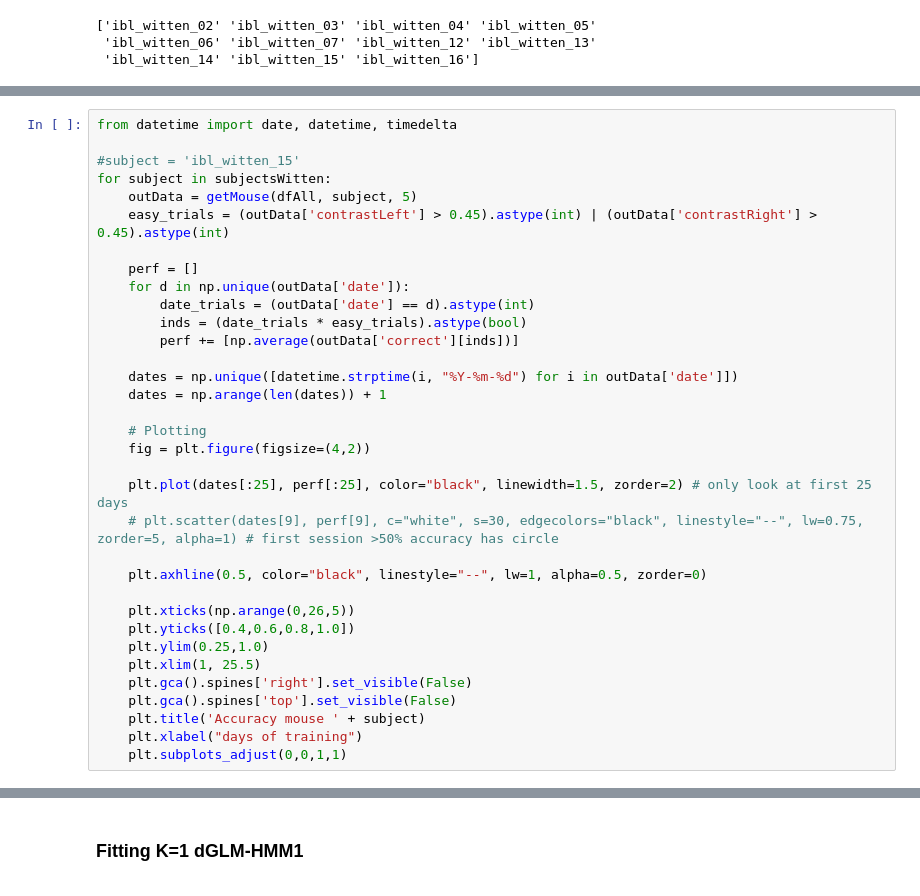
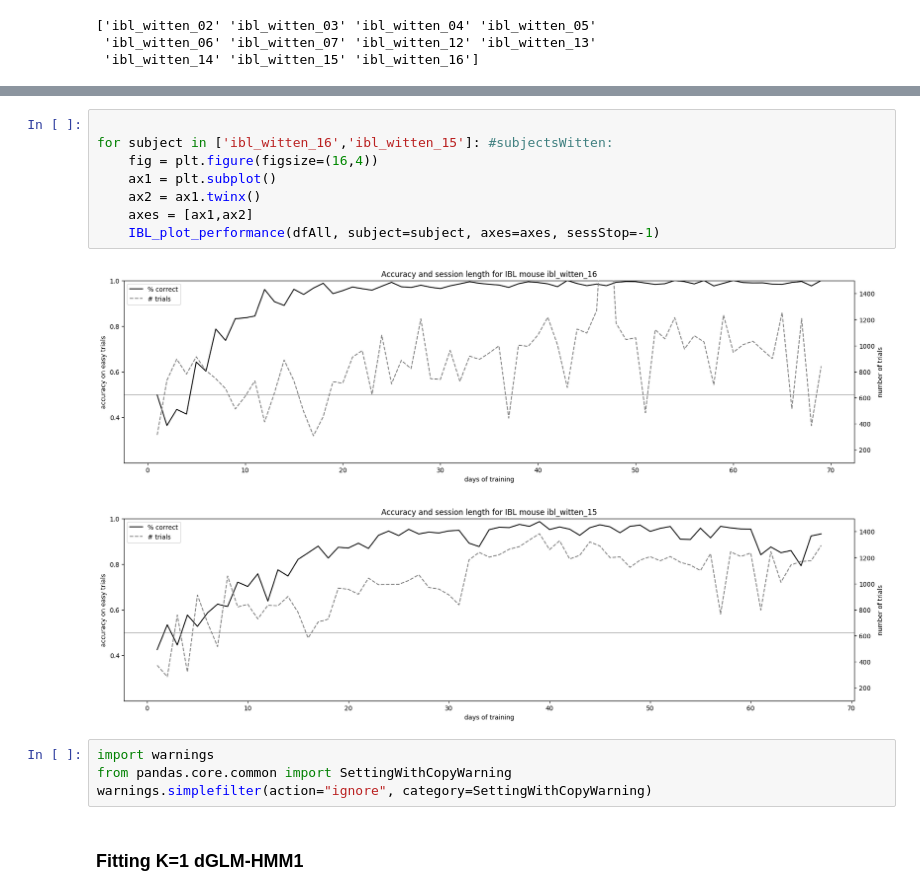
Before and after one commit to lenca56/Pillow_dGLM-HMM, a Jupyter notebook: code/IBL_Analysis.ipynb, the cells around one changed output, grey strips where cells are left out. Drawn from its saved outputs; the diff is of its cells as text.

```diff
--- a/code/IBL_Analysis.ipynb
+++ b/code/IBL_Analysis.ipynb
@@ -190,34 +148,0 @@ print(np.unique(d['date']))
-# %%
-from datetime import date, datetime, timedelta
-
-#subject = 'ibl_witten_15'
-for subject in subjectsWitten:
-    outData = getMouse(dfAll, subject, 5)
-    easy_trials = (outData['contrastLeft'] > 0.45).astype(int) | (outData['contrastRight'] > 0.45).astype(int)
-
-    perf = []
-    for d in np.unique(outData['date']):
-        date_trials = (outData['date'] == d).astype(int)
-        inds = (date_trials * easy_trials).astype(bool)
-        perf += [np.average(outData['correct'][inds])]
-
-    dates = np.unique([datetime.strptime(i, "%Y-%m-%d") for i in outData['date']])
-    dates = np.arange(len(dates)) + 1
-
-    # Plotting
-    fig = plt.figure(figsize=(4,2))
-
-    plt.plot(dates[:25], perf[:25], color="black", linewidth=1.5, zorder=2) # only look at first 25 days
-    # plt.scatter(dates[9], perf[9], c="white", s=30, edgecolors="black", linestyle="--", lw=0.75, zorder=5, alpha=1) # first session >50% accuracy has circle
-
-    plt.axhline(0.5, color="black", linestyle="--", lw=1, alpha=0.5, zorder=0)
-
-    plt.xticks(np.arange(0,26,5))
-    plt.yticks([0.4,0.6,0.8,1.0])
-    plt.ylim(0.25,1.0)
-    plt.xlim(1, 25.5)
-    plt.gca().spines['right'].set_visible(False)
-    plt.gca().spines['top'].set_visible(False)
-    plt.title('Accuracy mouse ' + subject)
-    plt.xlabel("days of training")
-    plt.subplots_adjust(0,0,1,1)
@@ -270,3 +169,18 @@ def get_mouse_design(dfAll, subject):
+# %%
+
+for subject in ['ibl_witten_16','ibl_witten_15']: #subjectsWitten:
+    fig = plt.figure(figsize=(16,4))
+    ax1 = plt.subplot()
+    ax2 = ax1.twinx()
+    axes = [ax1,ax2]
+    IBL_plot_performance(dfAll, subject=subject, axes=axes, sessStop=-1)
+# %% [output]
+[figure, added]
+[figure, added]
+# %%
+import warnings
+from pandas.core.common import SettingWithCopyWarning
+warnings.simplefilter(action="ignore", category=SettingWithCopyWarning)
 # %% [markdown]
 ### Fitting K=1 dGLM-HMM1
 # %%
```
Also changed, not shown: parts of 8 cells of this notebook, 4 other files.
